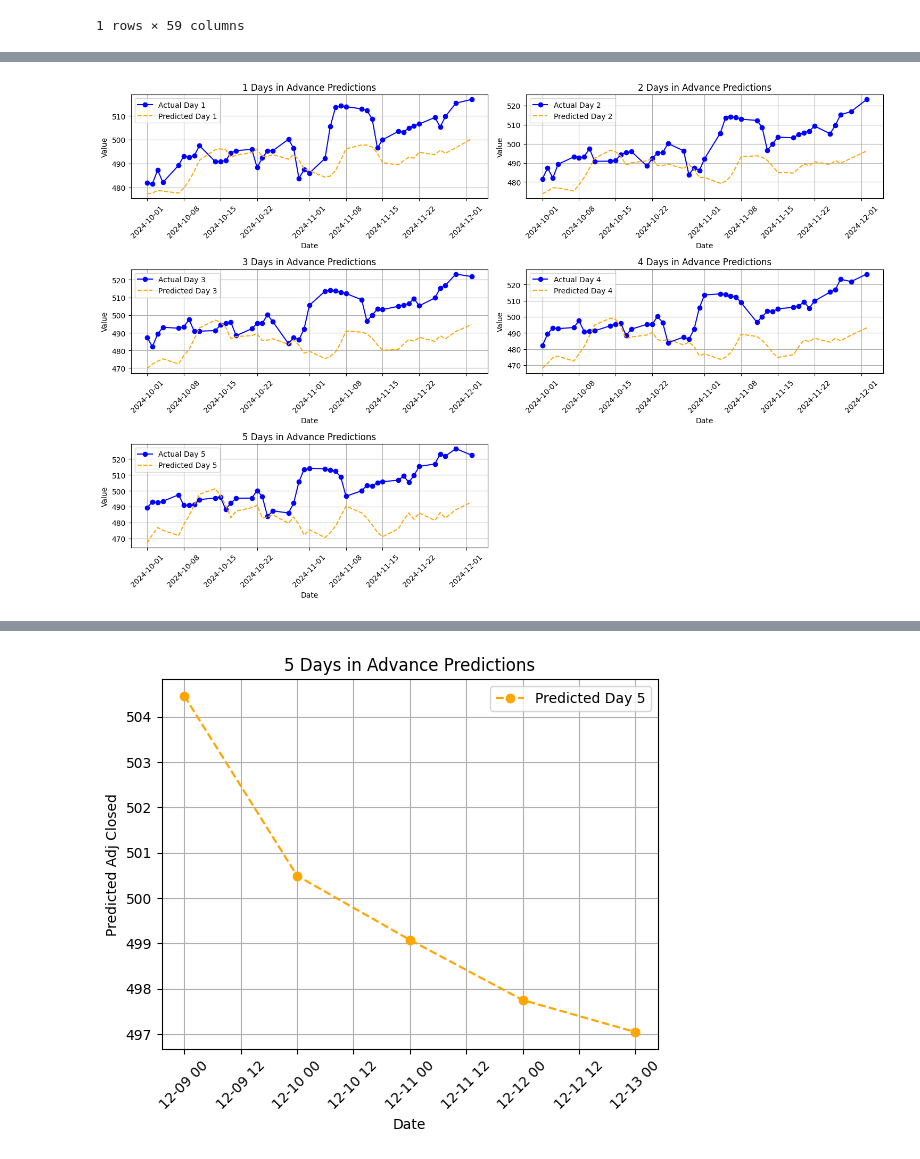
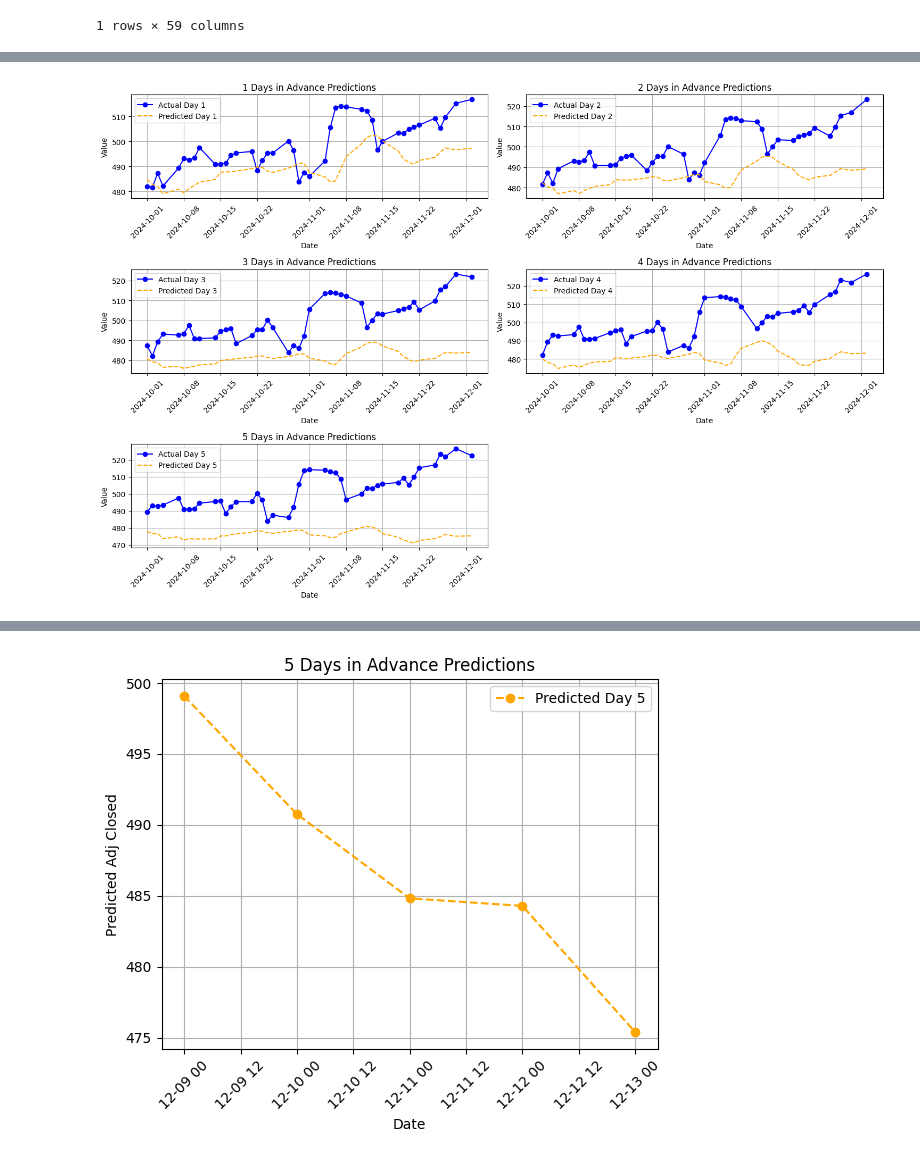
Before and after one commit to declanyg/CS506_Final_Project, a Jupyter notebook: CS506_Sentiment_Weighted_5_Day_Advance_Model_FUTURE(12_09_12_13).ipynb, the cells around one changed output, grey strips where cells are left out. Saved outputs shown, nothing was run; the diff lists cells and outputs as text; code cells hidden in the pictures.

```diff
--- a/CS506_Sentiment_Weighted_5_Day_Advance_Model_FUTURE(12_09_12_13).ipynb
+++ b/CS506_Sentiment_Weighted_5_Day_Advance_Model_FUTURE(12_09_12_13).ipynb
@@ -111,7 +111,7 @@ def create_processed_data_df(start, end, ticker, sentiment_csv):
             if price_movement == 'up':
                 adjusted_weights[source] += 0.1  # Increase weight when price goes up
             elif price_movement == 'down':
-                adjusted_weights[source] -= 0.075  # Decrease weight when price goes down
+                adjusted_weights[source] -= 0.1  # Decrease weight when price goes down
 
         return adjusted_weights
 
@@ -271,7 +271,7 @@ def create_scaled_dataset(df,  time_published, MinMaxScaler=MinMaxScaler, backca
   X = []
   corresponding_times = []
   print(data_set.shape[0])
-  for j in range(8):#data_set_scaled[0].size):#2 columns are target not X
+  for j in range(5):#data_set_scaled[0].size):#2 columns are target not X
       X.append([])
       for i in range(backcandles, data_set.shape[0]):#backcandles+2
           X[j].append(data_set[i-backcandles:i, j])
@@ -364,7 +364,7 @@ import numpy as np
 np.random.seed(506)
 backcandles = 30
 
-lstm_input = Input(shape=(backcandles, 8), name='lstm_input')
+lstm_input = Input(shape=(backcandles, 5), name='lstm_input')
 inputs = LSTM(150, name='first_layer')(lstm_input)
 inputs = Dense(5, name='dense_layer')(inputs)
 output = Activation('linear', name='output')(inputs)
@@ -431,7 +431,7 @@ for i in range(num_days):
 plt.tight_layout()
 plt.show()
 # %% [output]
-[figure, old version]
+[figure, new version]
 # %%
 from datetime import datetime, timedelta
 
@@ -443,7 +443,7 @@ datetime_list = [start_date + timedelta(days=i) for i in range((end_date - start
 future_dates = np.array(datetime_list)
 
 print(future_dates)
-last_y_pred = model.predict(last_X.reshape(1, 30, 8))
+last_y_pred = model.predict(last_X.reshape(1, 30, 5))
 last_y_pred_original = sc_y.inverse_transform(last_y_pred)
 print(last_y_pred_original)
 
@@ -465 +465 @@ plt.grid()
-[figure, old version]
+[figure, new version]
```
Also changed, not shown: parts of 7 cells of this notebook.
